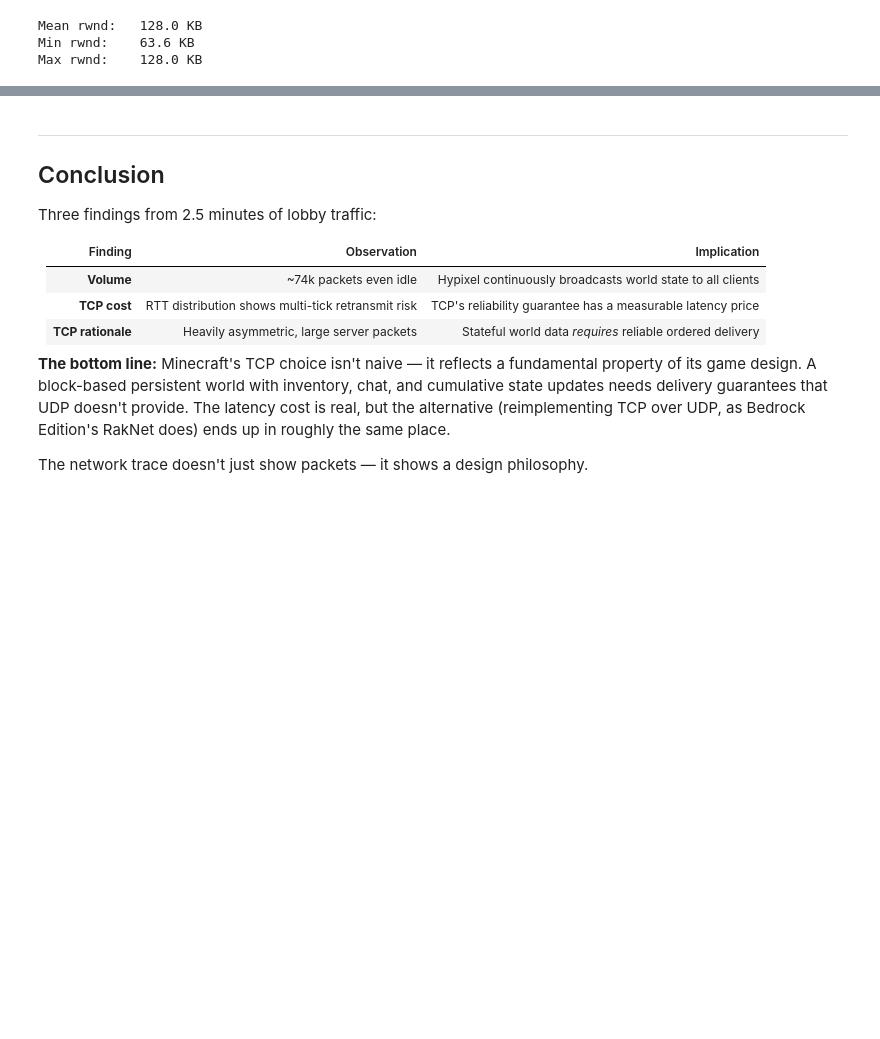
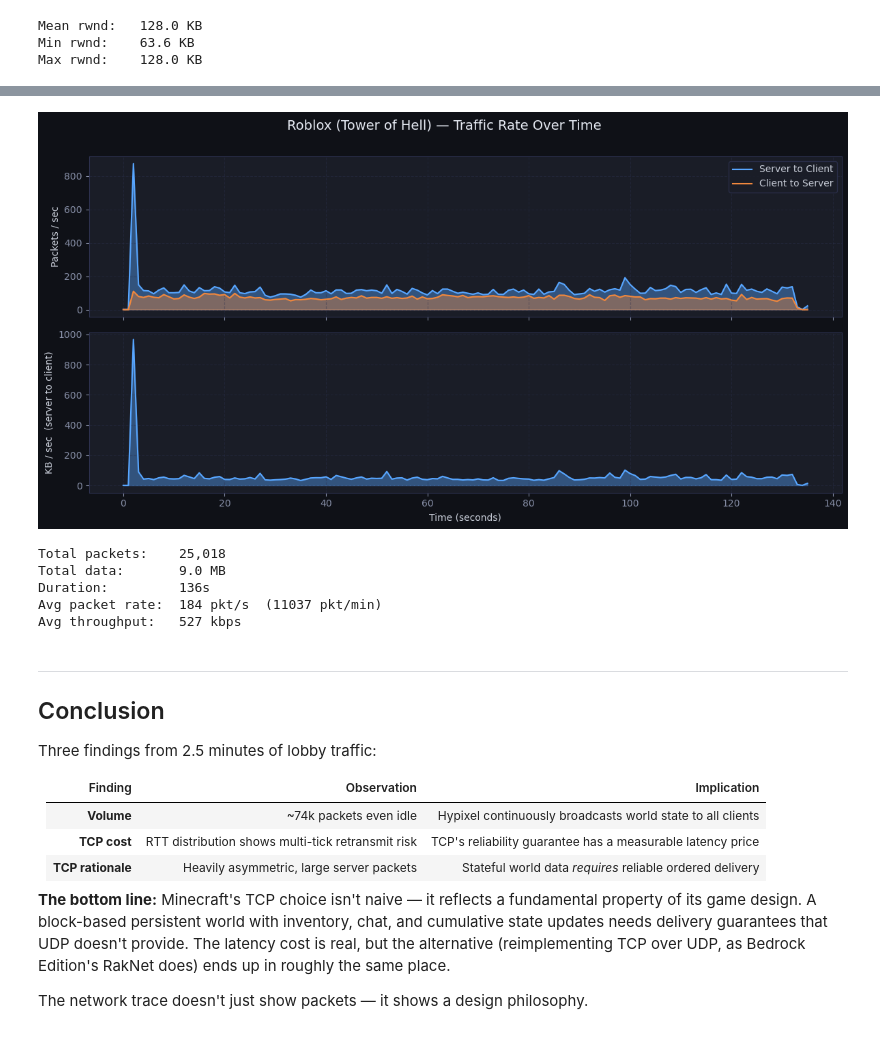
Before and after one commit to GregoryFan/ec441-assignments, a Jupyter notebook: final-project-minecraft/final_minecraft_presentation.ipynb, the cells around one changed output, grey strips where cells are left out. Saved outputs shown, nothing was run; the diff lists cells and outputs as text; code cells hidden in the pictures; blank space fills up the shorter version.

```diff
--- a/final-project-minecraft/final_minecraft_presentation.ipynb
+++ b/final-project-minecraft/final_minecraft_presentation.ipynb
@@ -343,3 +437,72 @@ Max rwnd:    128.0 KB
+# %%
+SERVER_IP = '128.116.32.33'
+
+cap = pyshark.FileCapture(PCAP_ROBLOX, tshark_path=TSHARK_PATH)
+pps_c = defaultdict(int)
+pps_s = defaultdict(int)
+bps_s = defaultdict(int)
+total_pkts  = 0
+total_bytes = 0
+start_time  = None
+
+for pkt in cap:
+    try:
+        t = float(pkt.sniff_timestamp)
+        if start_time is None: start_time = t
+        bucket = int(t - start_time)
+        size   = int(pkt.length)
+        total_pkts  += 1
+        total_bytes += size
+        if not hasattr(pkt, 'udp'): continue
+        ip = pkt.ip if hasattr(pkt, 'ip') else pkt.ipv6
+        if ip.dst == SERVER_IP:
+            pps_c[bucket] += 1
+        else:
+            pps_s[bucket] += 1
+            bps_s[bucket] += size
+    except: pass
+
+cap.close()
+duration = max(max(pps_s.keys(), default=0), max(pps_c.keys(), default=0)) + 1
+secs = list(range(duration))
+
+# ── Plot ──
+fig, axes = plt.subplots(2, 1, figsize=(12, 6), sharex=True)
+fig.suptitle('Roblox (Tower of Hell) — Traffic Rate Over Time', fontsize=14, color='#e8ecf5', y=1.01)
+
+ax = axes[0]
+ax.fill_between(secs, [pps_s.get(s,0) for s in secs], alpha=0.4, color='#58a6ff')
+ax.plot(secs, [pps_s.get(s,0) for s in secs], color='#58a6ff', lw=1.5, label='Server to Client')
+ax.fill_between(secs, [pps_c.get(s,0) for s in secs], alpha=0.4, color='#f0883e')
+ax.plot(secs, [pps_c.get(s,0) for s in secs], color='#f0883e', lw=1.5, label='Client to Server')
+ax.set_ylabel('Packets / sec')
+ax.legend(loc='upper right')
+ax.grid(True, alpha=0.4)
+
+ax2 = axes[1]
+ax2.fill_between(secs, [bps_s.get(s,0)/1e3 for s in secs], alpha=0.4, color='#58a6ff')
+ax2.plot(secs, [bps_s.get(s,0)/1e3 for s in secs], color='#58a6ff', lw=1.5)
+ax2.set_xlabel('Time (seconds)')
+ax2.set_ylabel('KB / sec  (server to client)')
+ax2.grid(True, alpha=0.4)
+
+plt.tight_layout()
+plt.savefig('roblox_finding1_volume.png', dpi=150, bbox_inches='tight', facecolor='#0f1117')
+plt.show()
+
+avg_pps = total_pkts / duration
+print(f"Total packets:    {total_pkts:,}")
+print(f"Total data:       {total_bytes/1e6:.1f} MB")
+print(f"Duration:         {duration}s")
+print(f"Avg packet rate:  {avg_pps:.0f} pkt/s  ({avg_pps*60:.0f} pkt/min)")
+print(f"Avg throughput:   {total_bytes*8/duration/1e3:.0f} kbps")
+# %% [output]
+[figure, added]
+Total packets:    25,018
+Total data:       9.0 MB
+Duration:         136s
+Avg packet rate:  184 pkt/s  (11037 pkt/min)
+Avg throughput:   527 kbps
 # %% [markdown]
 ---
 ## Conclusion
```
Also changed, not shown: parts of 4 cells of this notebook, 5 other files.
